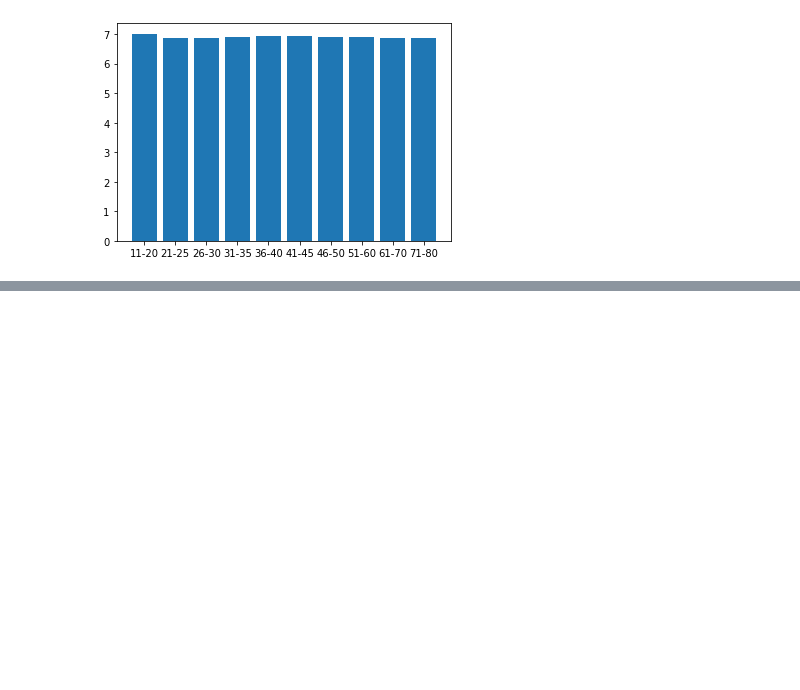
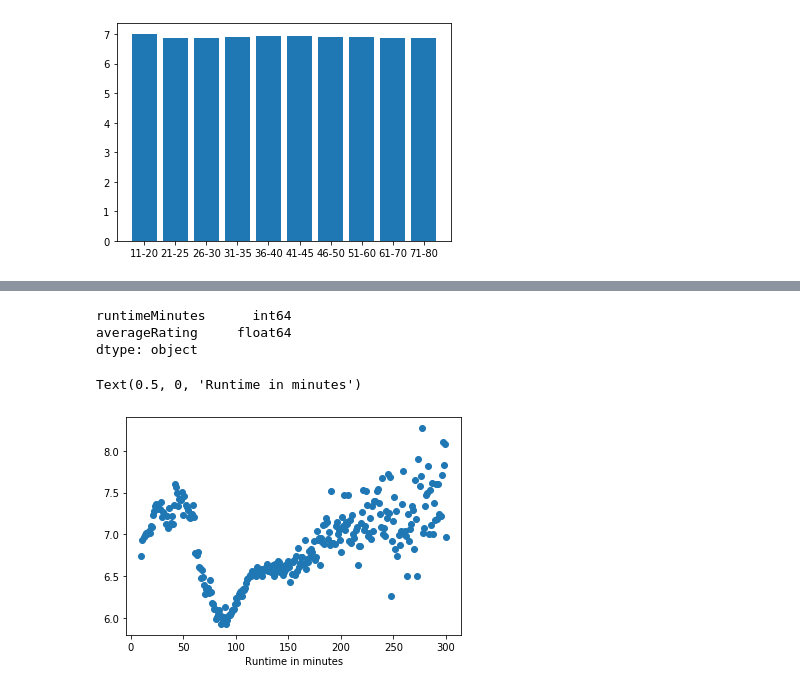
Before and after one commit to ganeshk312/IMDB, a Jupyter notebook: IMDB_most voted genre.ipynb, the cells around one changed output, grey strips where cells are left out. Drawn from its saved outputs; the diff is of its cells as text; code cells hidden in the pictures; blank space fills up the shorter version.

```diff
--- a/IMDB_most voted genre.ipynb
+++ b/IMDB_most voted genre.ipynb
@@ -1363,0 +1524,4 @@ plt.bar(mean_rating.age,mean_rating.averageRating)
+# %%
+time_rating=df[['runtimeMinutes','averageRating']]
+time_rating=time_rating.groupby(by='runtimeMinutes',as_index=False).mean()
+time_rating
@@ -1363,0 +1542,17 @@ plt.bar(mean_rating.age,mean_rating.averageRating)
+# %%
+time_rating=time_rating.astype({'runtimeMinutes':'int64'})
+time_rating.dtypes
+# %% [output]
+runtimeMinutes      int64
+averageRating     float64
+dtype: object
+# %%
+time_rating=time_rating.sort_values(by='runtimeMinutes',inplace=False,ignore_index=True)
+# %%
+time_rating=time_rating[time_rating['runtimeMinutes'].between(10,300)]
+# %%
+plt.scatter(time_rating.runtimeMinutes,time_rating.averageRating)
+plt.xlabel('Runtime in minutes')
+# %% [output]
+Text(0.5, 0, 'Runtime in minutes')
+[figure, added]
```
Also changed, not shown: parts of 22 cells of this notebook.
